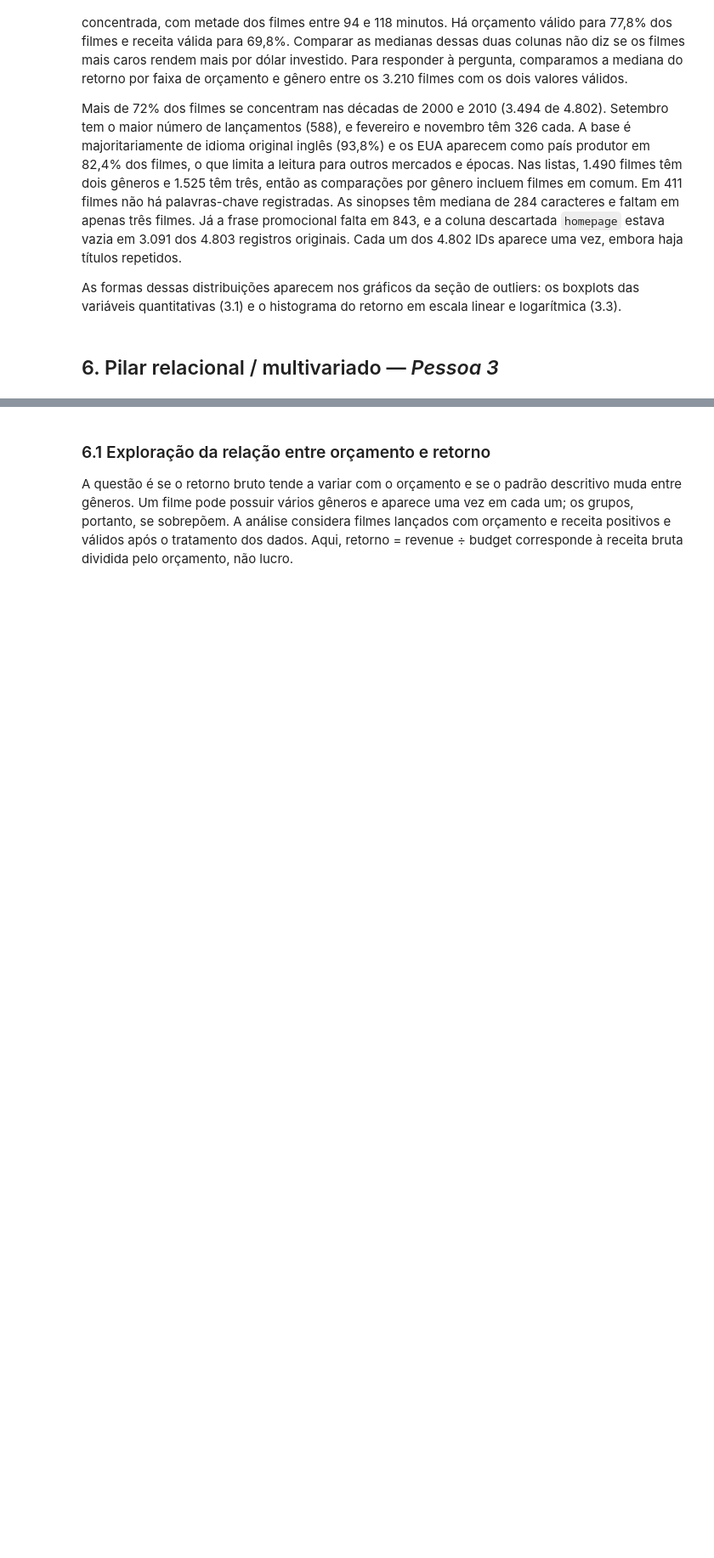
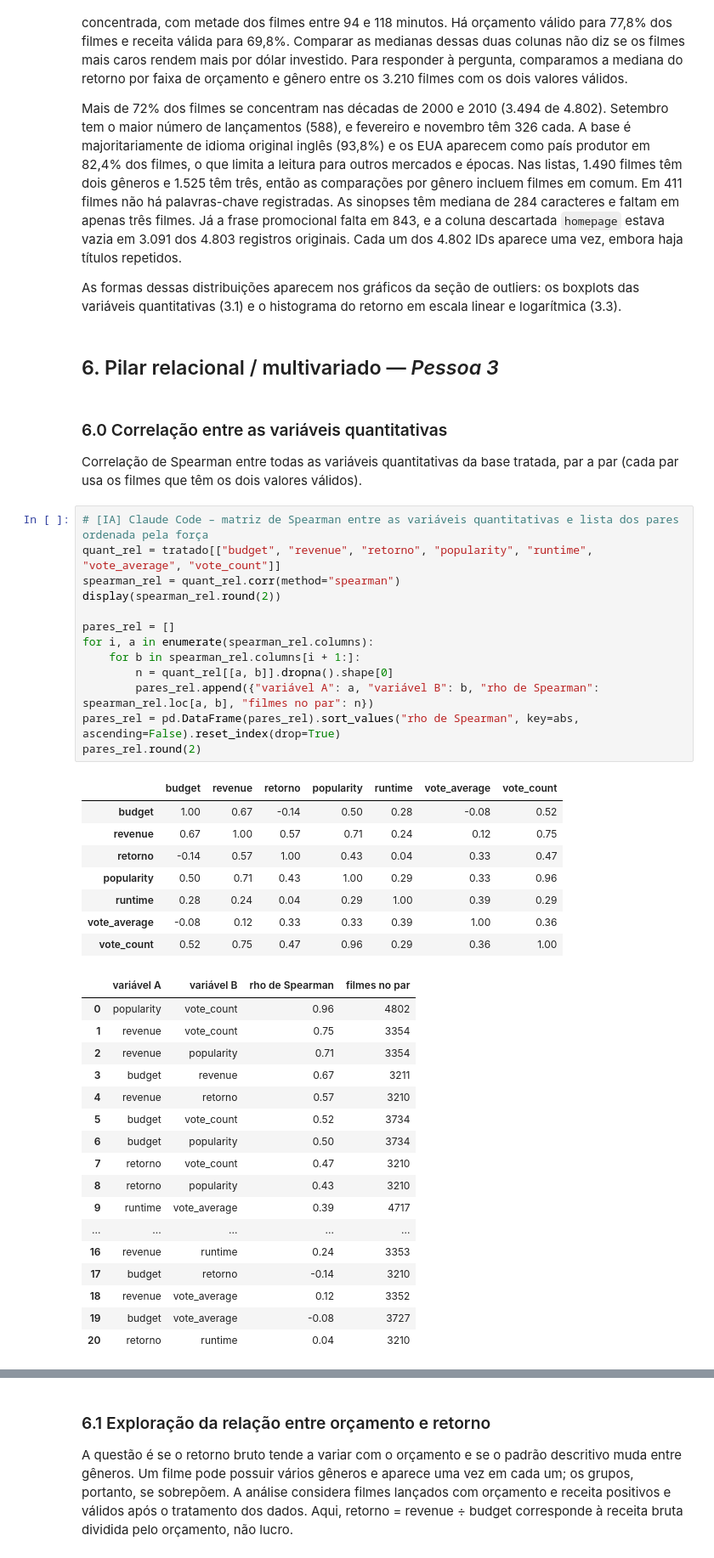
Before and after one commit to raulferraz85/Projeto-AVD, a Jupyter notebook: src/parte_especifica/eda.ipynb, the cells around one changed output, grey strips where cells are left out. Shown at 85% size. Cells and saved outputs as stored; diff of their text form; blank space fills up the shorter version.

Commit message:
relacional: tabela de Spearman entre as variáveis quantitativas com leitura (notebook 6.0 e relatório 7.7); título preso à tabela no PDF

```diff
--- a/src/parte_especifica/eda.ipynb
+++ b/src/parte_especifica/eda.ipynb
@@ -759,3 +759,46 @@ Mais de 72% dos filmes se concentram nas décadas de 2000 e 2010 (3.494 de 4.802
 As formas dessas distribuições aparecem nos gráficos da seção de outliers: os boxplots das variáveis quantitativas (3.1) e o histograma do retorno em escala linear e logarítmica (3.3).
 # %% [markdown]
 ## 6. Pilar relacional / multivariado — *Pessoa 3*
+# %% [markdown]
+### 6.0 Correlação entre as variáveis quantitativas
+
+Correlação de Spearman entre todas as variáveis quantitativas da base tratada, par a par (cada par usa os filmes que têm os dois valores válidos).
+# %%
+# [IA] Claude Code – matriz de Spearman entre as variáveis quantitativas e lista dos pares ordenada pela força
+quant_rel = tratado[["budget", "revenue", "retorno", "popularity", "runtime", "vote_average", "vote_count"]]
+spearman_rel = quant_rel.corr(method="spearman")
+display(spearman_rel.round(2))
+
+pares_rel = []
+for i, a in enumerate(spearman_rel.columns):
+    for b in spearman_rel.columns[i + 1:]:
+        n = quant_rel[[a, b]].dropna().shape[0]
+        pares_rel.append({"variável A": a, "variável B": b, "rho de Spearman": spearman_rel.loc[a, b], "filmes no par": n})
+pares_rel = pd.DataFrame(pares_rel).sort_values("rho de Spearman", key=abs, ascending=False).reset_index(drop=True)
+pares_rel.round(2)
+# %% [output]
+|  | budget | revenue | retorno | popularity | runtime | vote_average | vote_count |
+| budget | 1.00 | 0.67 | -0.14 | 0.50 | 0.28 | -0.08 | 0.52 |
+| revenue | 0.67 | 1.00 | 0.57 | 0.71 | 0.24 | 0.12 | 0.75 |
+| retorno | -0.14 | 0.57 | 1.00 | 0.43 | 0.04 | 0.33 | 0.47 |
+| popularity | 0.50 | 0.71 | 0.43 | 1.00 | 0.29 | 0.33 | 0.96 |
+| runtime | 0.28 | 0.24 | 0.04 | 0.29 | 1.00 | 0.39 | 0.29 |
+| vote_average | -0.08 | 0.12 | 0.33 | 0.33 | 0.39 | 1.00 | 0.36 |
+| vote_count | 0.52 | 0.75 | 0.47 | 0.96 | 0.29 | 0.36 | 1.00 |
+|  | variável A | variável B | rho de Spearman | filmes no par |
+| 0 | popularity | vote_count | 0.96 | 4802 |
+| 1 | revenue | vote_count | 0.75 | 3354 |
+| 2 | revenue | popularity | 0.71 | 3354 |
+| 3 | budget | revenue | 0.67 | 3211 |
+| 4 | revenue | retorno | 0.57 | 3210 |
+| 5 | budget | vote_count | 0.52 | 3734 |
+| 6 | budget | popularity | 0.50 | 3734 |
+| 7 | retorno | vote_count | 0.47 | 3210 |
+| 8 | retorno | popularity | 0.43 | 3210 |
+| 9 | runtime | vote_average | 0.39 | 4717 |
+| ... | ... | ... | ... | ... |
+| 16 | revenue | runtime | 0.24 | 3353 |
+| 17 | budget | retorno | -0.14 | 3210 |
+| 18 | revenue | vote_average | 0.12 | 3352 |
+| 19 | budget | vote_average | -0.08 | 3727 |
+| 20 | retorno | runtime | 0.04 | 3210 |
```
Also changed, not shown: parts of 1 cell of this notebook, 3 other files.
